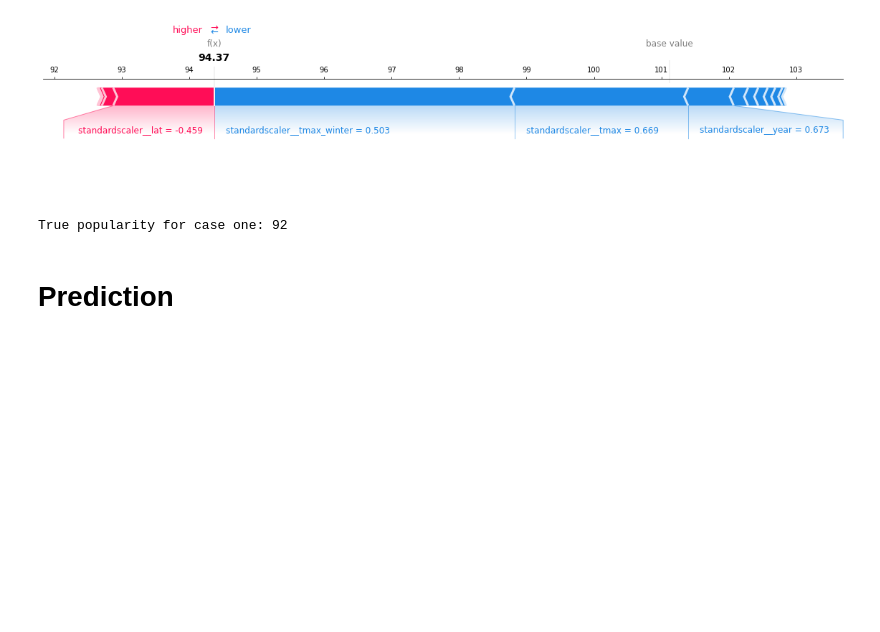
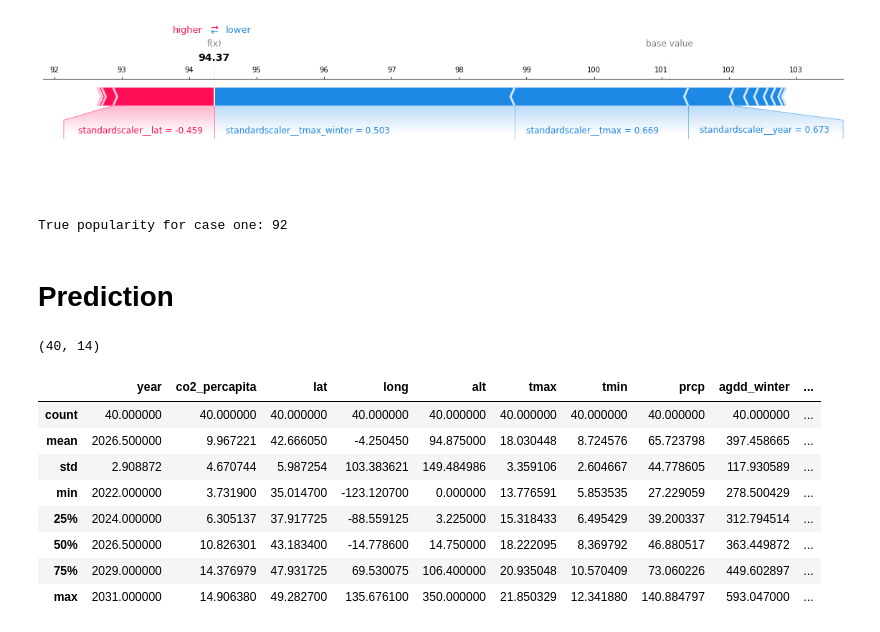
Before and after one commit to aimee0317/cherry-blossom-prediction, a Jupyter notebook: src/ml_models.ipynb, the cells around one changed output. Saved outputs shown, nothing was run; the diff lists cells and outputs as text; code cells hidden in the pictures; blank space fills up the shorter version.

Commit message:
update on prediction and report

```diff
--- a/src/ml_models.ipynb
+++ b/src/ml_models.ipynb
@@ -336,3 +355,20 @@ print("True popularity for case one:", y_test.iloc[4])
 True popularity for case one: 92
 # %% [markdown]
 # Prediction
+# %%
+X_prediction = pd.read_csv("../data/processed/prediction.csv").drop(columns=["Unnamed: 0"])
+X_prediction.shape
+# %% [output]
+(40, 14)
+# %%
+X_prediction.describe()
+# %% [output]
+|  | year | co2_percapita | lat | long | alt | tmax | tmin | prcp | agdd_winter | ... |
+| count | 40.000000 | 40.000000 | 40.000000 | 40.000000 | 40.000000 | 40.000000 | 40.000000 | 40.000000 | 40.000000 | ... |
+| mean | 2026.500000 | 9.967221 | 42.666050 | -4.250450 | 94.875000 | 18.030448 | 8.724576 | 65.723798 | 397.458665 | ... |
+| std | 2.908872 | 4.670744 | 5.987254 | 103.383621 | 149.484986 | 3.359106 | 2.604667 | 44.778605 | 117.930589 | ... |
+| min | 2022.000000 | 3.731900 | 35.014700 | -123.120700 | 0.000000 | 13.776591 | 5.853535 | 27.229059 | 278.500429 | ... |
+| 25% | 2024.000000 | 6.305137 | 37.917725 | -88.559125 | 3.225000 | 15.318433 | 6.495429 | 39.200337 | 312.794514 | ... |
+| 50% | 2026.500000 | 10.826301 | 43.183400 | -14.778600 | 14.750000 | 18.222095 | 8.369792 | 46.880517 | 363.449872 | ... |
+| 75% | 2029.000000 | 14.376979 | 47.931725 | 69.530075 | 106.400000 | 20.935048 | 10.570409 | 73.060226 | 449.602897 | ... |
+| max | 2031.000000 | 14.906380 | 49.282700 | 135.676100 | 350.000000 | 21.850329 | 12.341880 | 140.884797 | 593.047000 | ... |
```
Also changed, not shown: parts of 15 cells of this notebook, 27 other files.
